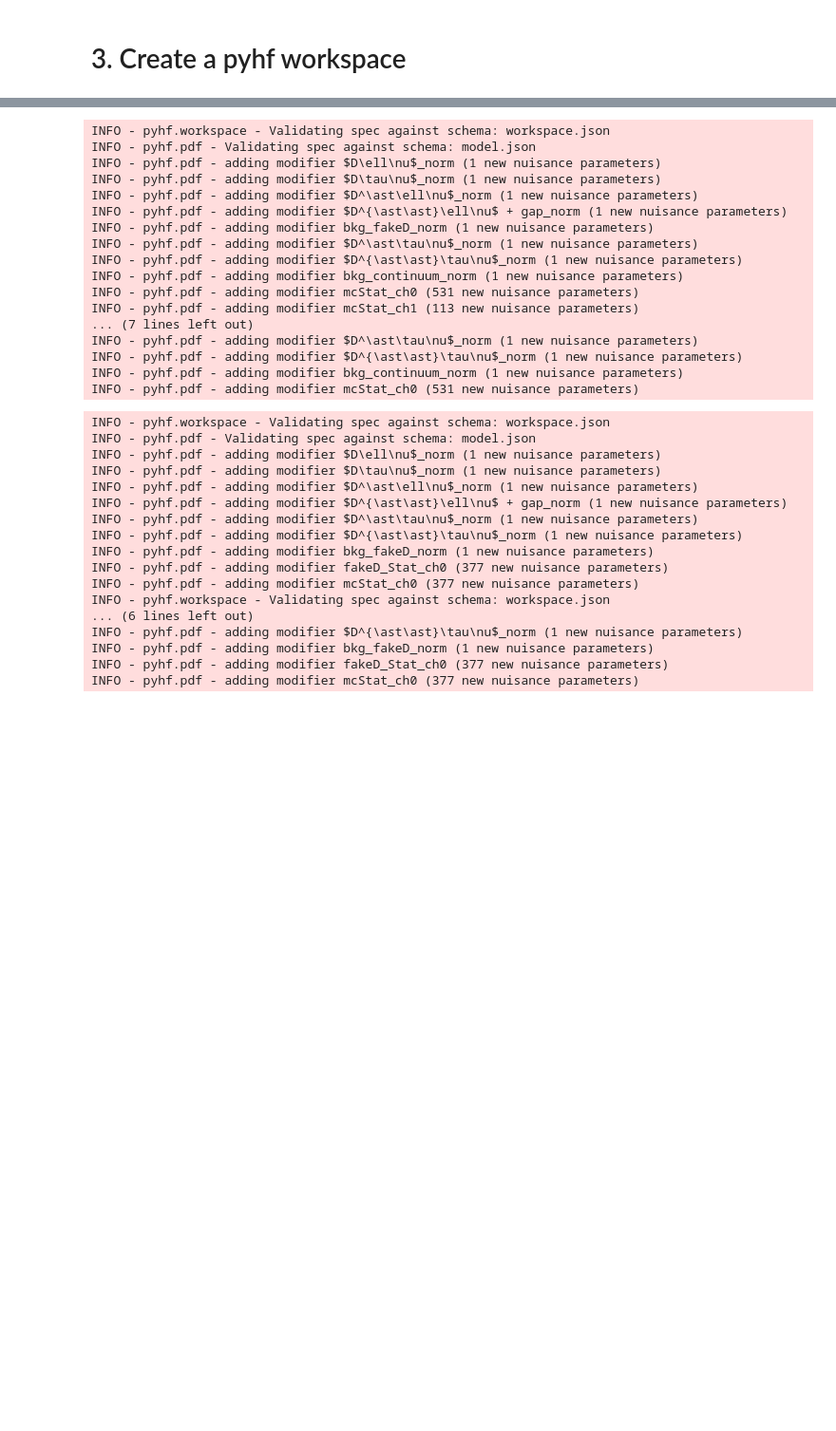
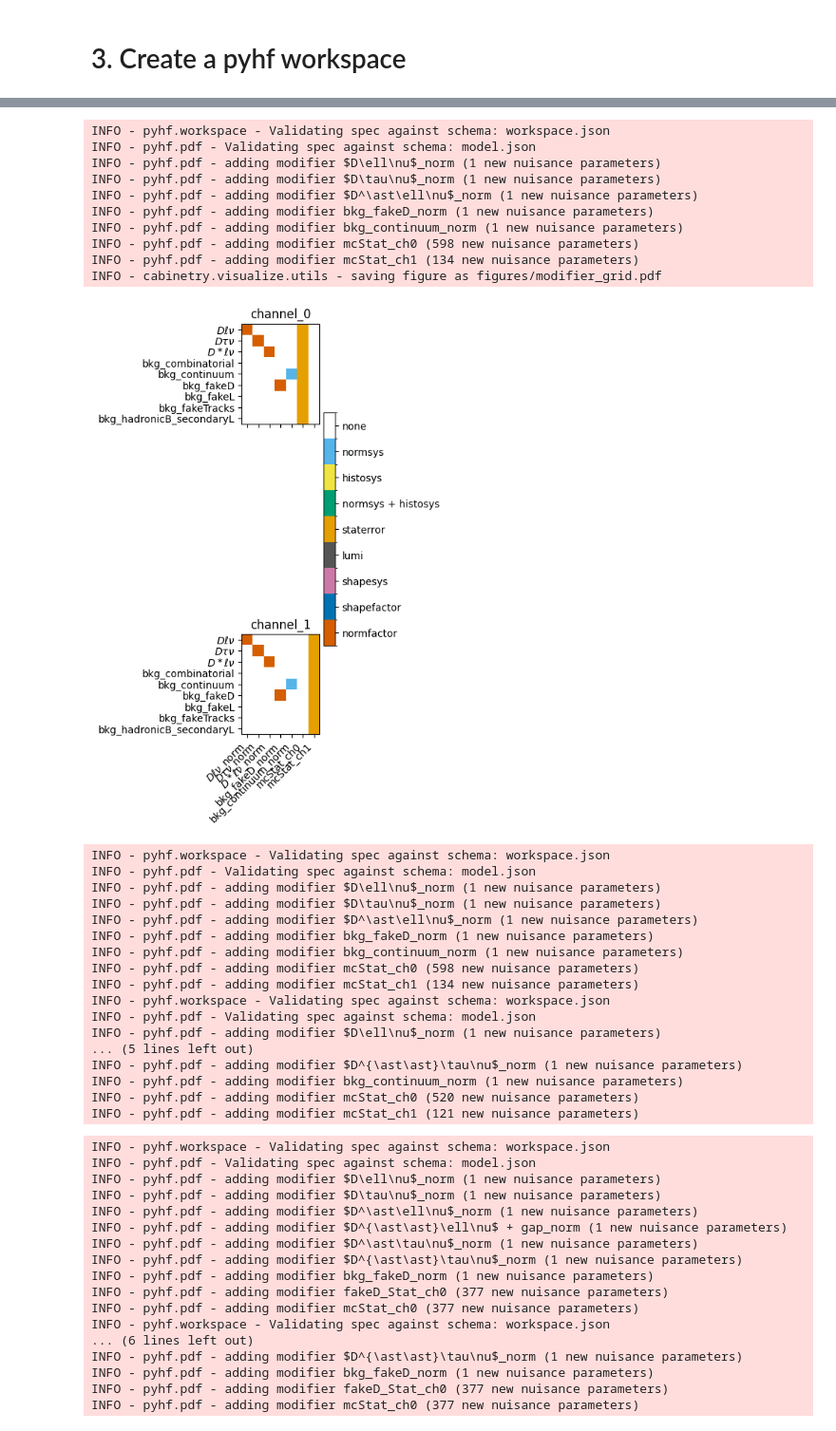
Before and after one commit to zjkjsd/inclusive_R_D, a Jupyter notebook: Notebooks/3_fitting_cabinetry_2d_SR.ipynb, the cells around one changed output, grey strips where cells are left out. Shown at 95% size. Saved outputs shown, nothing was run; the diff lists cells and outputs as text; code cells hidden in the pictures; blank space fills up the shorter version.

```diff
--- a/Notebooks/3_fitting_cabinetry_2d_SR.ipynb
+++ b/Notebooks/3_fitting_cabinetry_2d_SR.ipynb
@@ -358,24 +312,40 @@ INFO - cabinetry.visualize.utils - saving figure as figures/modifier_grid.pdf
+# %%
+cabinetry.visualize.modifier_grid(pyhf.Workspace(spec_e_sb).model())
+# %% [output]
+INFO - pyhf.workspace - Validating spec against schema: workspace.json
+INFO - pyhf.pdf - Validating spec against schema: model.json
+INFO - pyhf.pdf - adding modifier $D\ell\nu$_norm (1 new nuisance parameters)
+INFO - pyhf.pdf - adding modifier $D\tau\nu$_norm (1 new nuisance parameters)
+INFO - pyhf.pdf - adding modifier $D^\ast\ell\nu$_norm (1 new nuisance parameters)
+INFO - pyhf.pdf - adding modifier bkg_fakeD_norm (1 new nuisance parameters)
+INFO - pyhf.pdf - adding modifier bkg_continuum_norm (1 new nuisance parameters)
+INFO - pyhf.pdf - adding modifier mcStat_ch0 (598 new nuisance parameters)
+INFO - pyhf.pdf - adding modifier mcStat_ch1 (134 new nuisance parameters)
+INFO - cabinetry.visualize.utils - saving figure as figures/modifier_grid.pdf
+[figure, added]
 # %%
-model_sb, data_sb = cabinetry.model_utils.model_and_data(spec_e_sb)
-model_sr, data_sr = cabinetry.model_utils.model_and_data(spec_e_sr)
+model_e_sb, data_e_sb = cabinetry.model_utils.model_and_data(spec_e_sb)
+model_mu_sb, data_mu_sb = cabinetry.model_utils.model_and_data(spec_mu_sb)
+
+# model_sr, data_sr = cabinetry.model_utils.model_and_data(spec_e_sr)
 # %% [output]
 INFO - pyhf.workspace - Validating spec against schema: workspace.json
 INFO - pyhf.pdf - Validating spec against schema: model.json
 INFO - pyhf.pdf - adding modifier $D\ell\nu$_norm (1 new nuisance parameters)
 INFO - pyhf.pdf - adding modifier $D\tau\nu$_norm (1 new nuisance parameters)
 INFO - pyhf.pdf - adding modifier $D^\ast\ell\nu$_norm (1 new nuisance parameters)
-INFO - pyhf.pdf - adding modifier $D^{\ast\ast}\ell\nu$ + gap_norm (1 new nuisance parameters)
 INFO - pyhf.pdf - adding modifier bkg_fakeD_norm (1 new nuisance parameters)
-INFO - pyhf.pdf - adding modifier $D^\ast\tau\nu$_norm (1 new nuisance parameters)
+INFO - pyhf.pdf - adding modifier bkg_continuum_norm (1 new nuisance parameters)
+INFO - pyhf.pdf - adding modifier mcStat_ch0 (598 new nuisance parameters)
+INFO - pyhf.pdf - adding modifier mcStat_ch1 (134 new nuisance parameters)
+INFO - pyhf.workspace - Validating spec against schema: workspace.json
+INFO - pyhf.pdf - Validating spec against schema: model.json
+INFO - pyhf.pdf - adding modifier $D\ell\nu$_norm (1 new nuisance parameters)
+... (5 lines left out)
 INFO - pyhf.pdf - adding modifier $D^{\ast\ast}\tau\nu$_norm (1 new nuisance parameters)
 INFO - pyhf.pdf - adding modifier bkg_continuum_norm (1 new nuisance parameters)
-INFO - pyhf.pdf - adding modifier mcStat_ch0 (531 new nuisance parameters)
-INFO - pyhf.pdf - adding modifier mcStat_ch1 (113 new nuisance parameters)
-... (7 lines left out)
-INFO - pyhf.pdf - adding modifier $D^\ast\tau\nu$_norm (1 new nuisance parameters)
-INFO - pyhf.pdf - adding modifier $D^{\ast\ast}\tau\nu$_norm (1 new nuisance parameters)
-INFO - pyhf.pdf - adding modifier bkg_continuum_norm (1 new nuisance parameters)
-INFO - pyhf.pdf - adding modifier mcStat_ch0 (531 new nuisance parameters)
+INFO - pyhf.pdf - adding modifier mcStat_ch0 (520 new nuisance parameters)
+INFO - pyhf.pdf - adding modifier mcStat_ch1 (121 new nuisance parameters)
 # %%
 # compare the difference between pyhf suggested_init and cabinetry asimov_parameters
 
```
Also changed, not shown: parts of 41 cells of this notebook, 30 other files.
